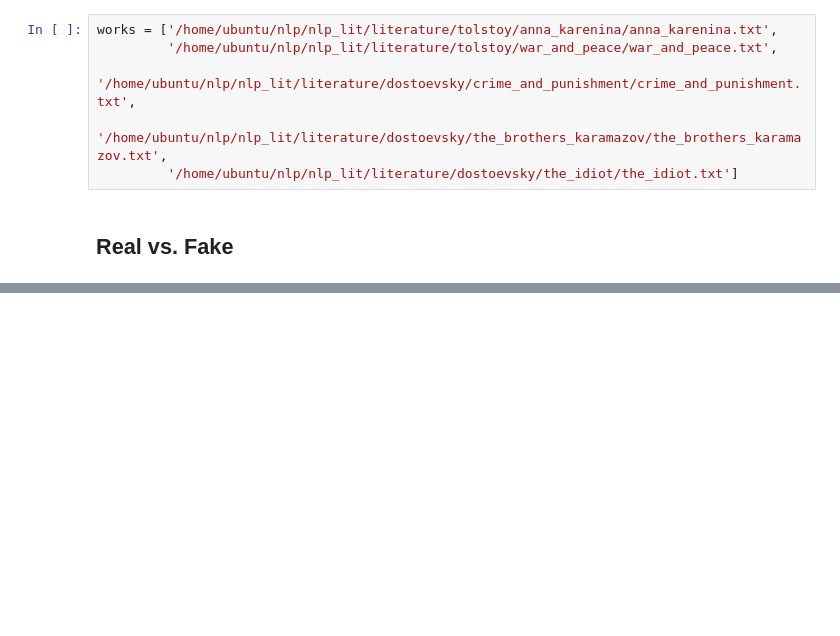
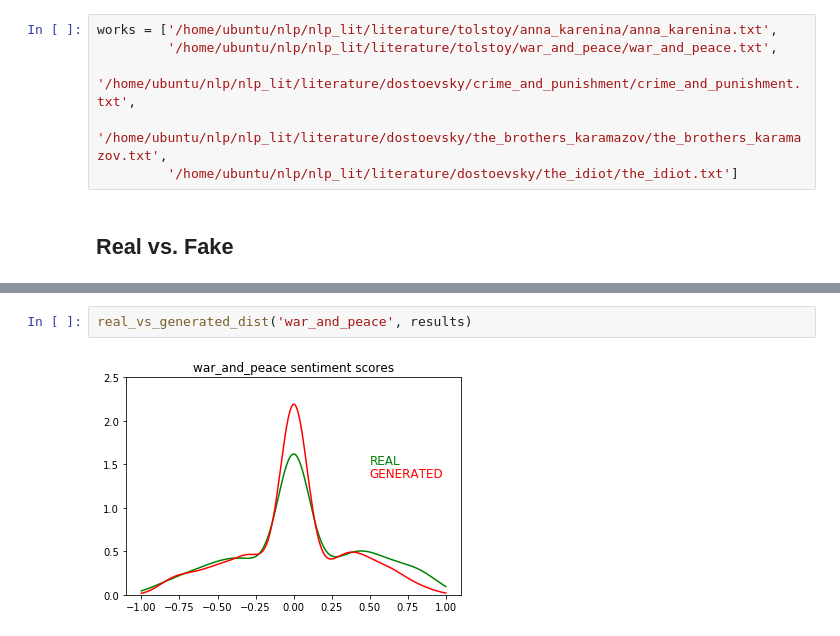
Before and after one commit to mdalfaro/nlp_lit, a Jupyter notebook: max_project.ipynb, the cells around one changed output, grey strips where cells are left out. Drawn from its saved outputs; the diff is of its cells as text; blank space fills up the shorter version.

```diff
--- a/max_project.ipynb
+++ b/max_project.ipynb
@@ -244,0 +209,4 @@ In the afternoon one of his classes was killed by the indignant traveller Ismail
+# %%
+real_vs_generated_dist('war_and_peace', results)
+# %% [output]
+[figure, added]
```
Also changed, not shown: parts of 27 cells of this notebook.
